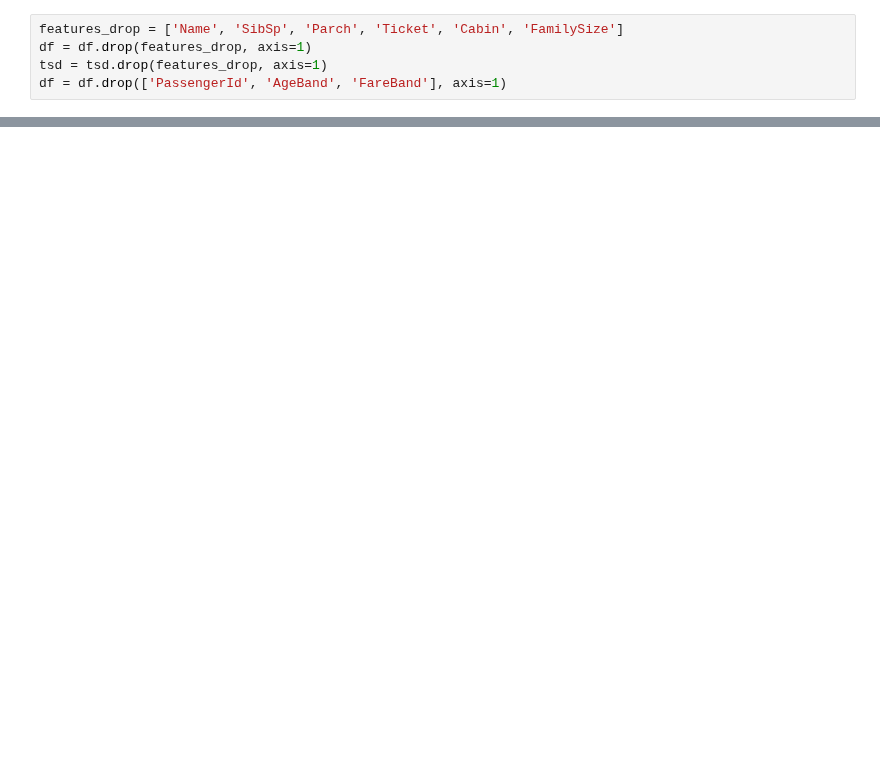
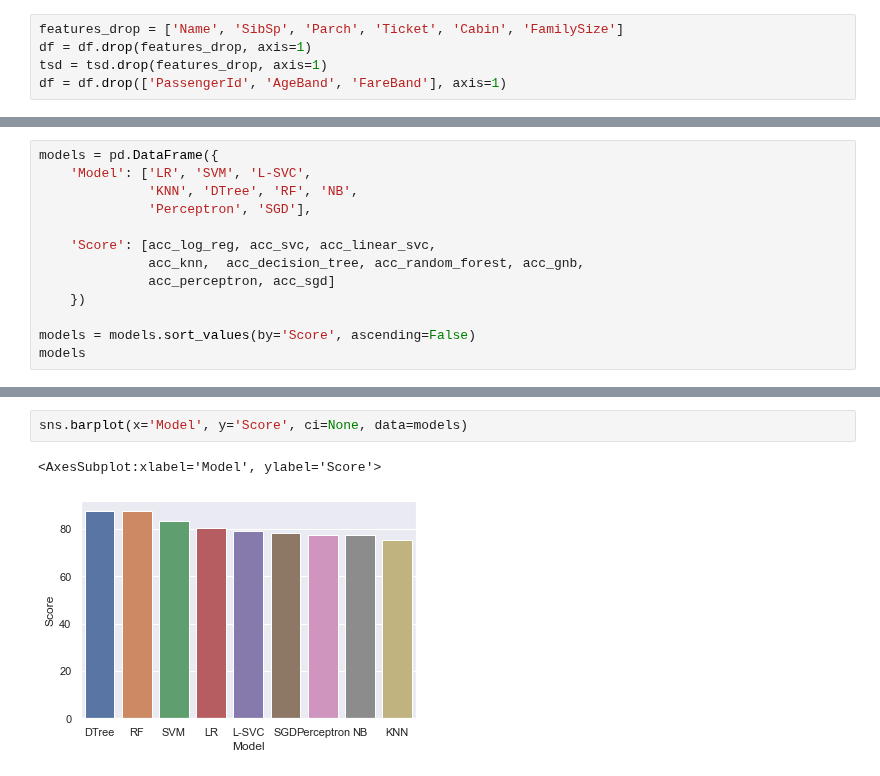
Before and after one commit to Gloriel/Kaggle, a Jupyter notebook: Titanic/Titanic_3001_ALL.ipynb, the cells around one changed output, grey strips where cells are left out. Cells and saved outputs as stored; diff of their text form; blank space fills up the shorter version.

```diff
--- a/Titanic/Titanic_3001_ALL.ipynb
+++ b/Titanic/Titanic_3001_ALL.ipynb
@@ -209,0 +518,13 @@ tsd.head()
+# %%
+models = pd.DataFrame({
+    'Model': ['LR', 'SVM', 'L-SVC',
+              'KNN', 'DTree', 'RF', 'NB',
+              'Perceptron', 'SGD'],
+
+    'Score': [acc_log_reg, acc_svc, acc_linear_svc,
+              acc_knn,  acc_decision_tree, acc_random_forest, acc_gnb,
+              acc_perceptron, acc_sgd]
+    })
+
+models = models.sort_values(by='Score', ascending=False)
+models
@@ -209,0 +542,5 @@ tsd.head()
+# %%
+sns.barplot(x='Model', y='Score', ci=None, data=models)
+# %% [output]
+<AxesSubplot:xlabel='Model', ylabel='Score'>
+[figure, added]
```
Also changed, not shown: parts of 40 cells of this notebook, 1 other file.
